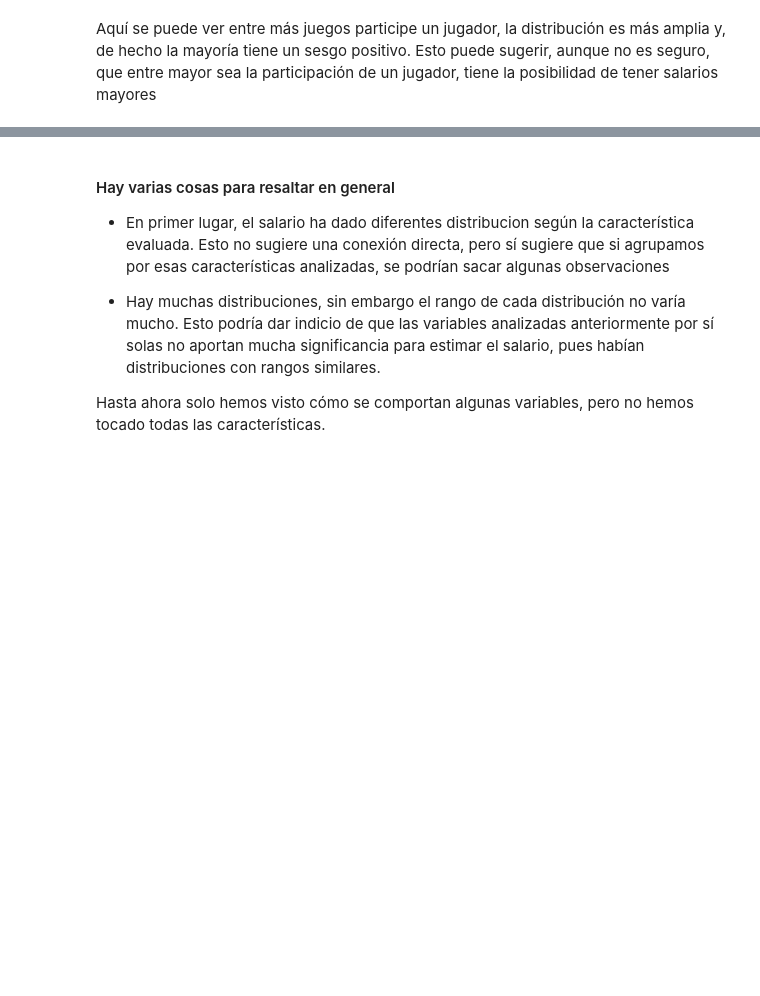
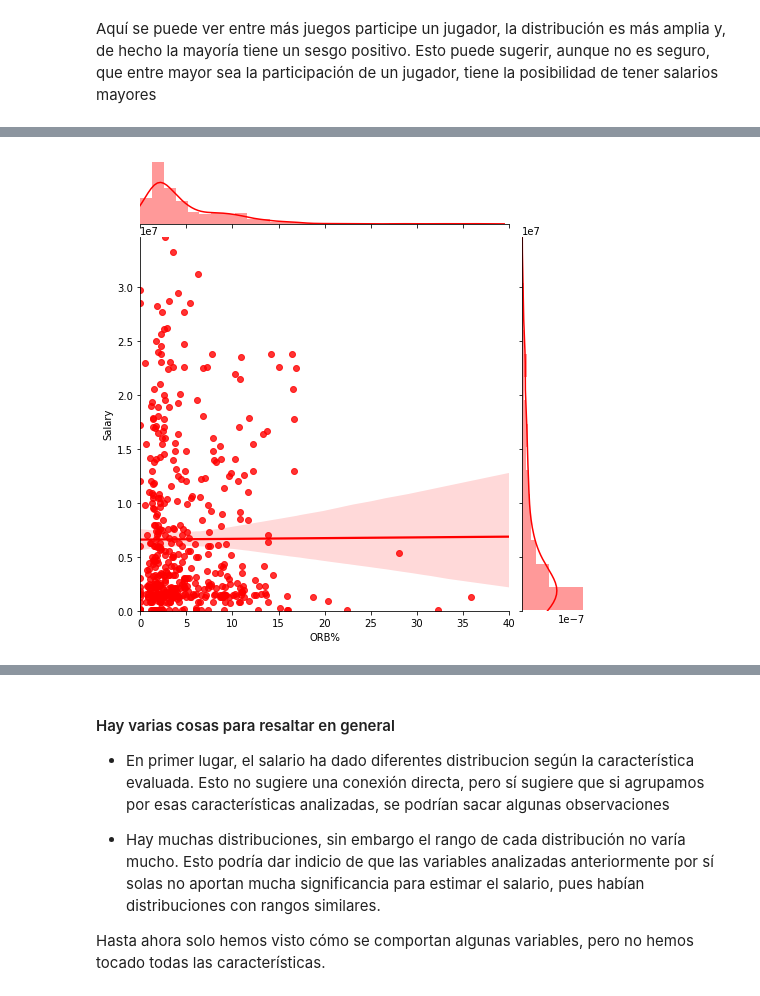
Before and after one commit to StevenMaMei/DataAnalyticsFinalProject, a Jupyter notebook: PrimerEntrega.ipynb, the cells around one changed output, grey strips where cells are left out. Saved outputs shown, nothing was run; the diff lists cells and outputs as text; code cells hidden in the pictures; blank space fills up the shorter version.

```diff
--- a/PrimerEntrega.ipynb
+++ b/PrimerEntrega.ipynb
@@ -419,0 +385,7 @@ g = sns.jointplot(x=d.columns[1], y=d.columns[27], data=data,
+# %%
+g = sns.jointplot(x=d.columns[12], y=d.columns[27], data=data,
+                  kind="reg", truncate=False,
+                  xlim=(0, 40), ylim=(0, 34682550),
+                  color="r", height=7)
+# %% [output]
+[figure, added]
```
Also changed, not shown: parts of 10 cells of this notebook.
